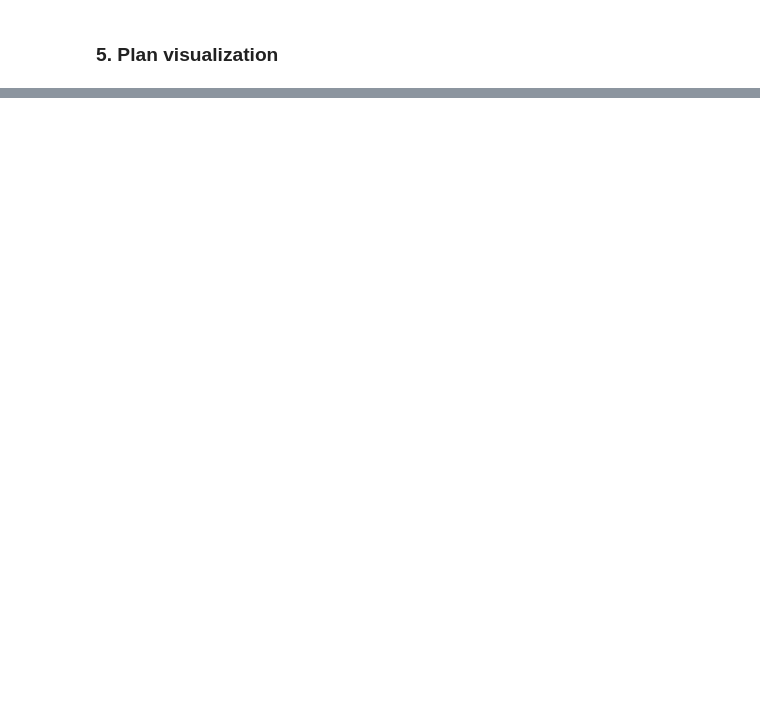
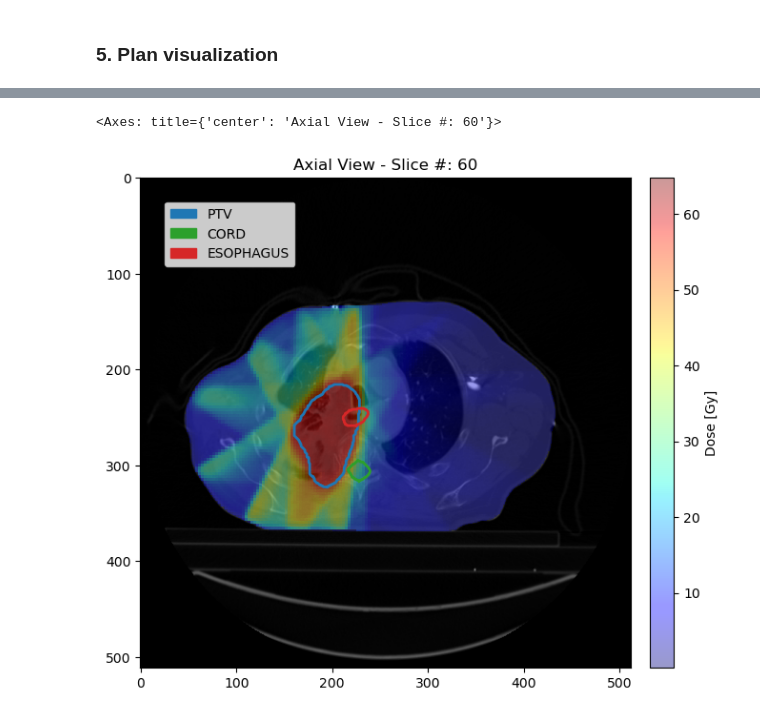
Before and after one commit to PortPy-Project/PortPy, a Jupyter notebook: examples/imrt_dose_prediction.ipynb, the cells around one changed output, grey strips where cells are left out. Drawn from its saved outputs; the diff is of its cells as text; code cells hidden in the pictures; blank space fills up the shorter version.

```diff
--- a/examples/imrt_dose_prediction.ipynb
+++ b/examples/imrt_dose_prediction.ipynb
@@ -212,0 +209,6 @@ plt.show()
+# %%
+# Visualize 2d dose slice
+pp.Visualization.plot_2d_slice(my_plan=my_plan, sol=sol, slice_num=60, struct_names=['PTV', 'CORD', 'ESOPHAGUS'])
+# %% [output]
+<Axes: title={'center': 'Axial View - Slice #: 60'}>
+[figure, added]
```
Also changed, not shown: parts of 11 cells of this notebook, 24 other files.
